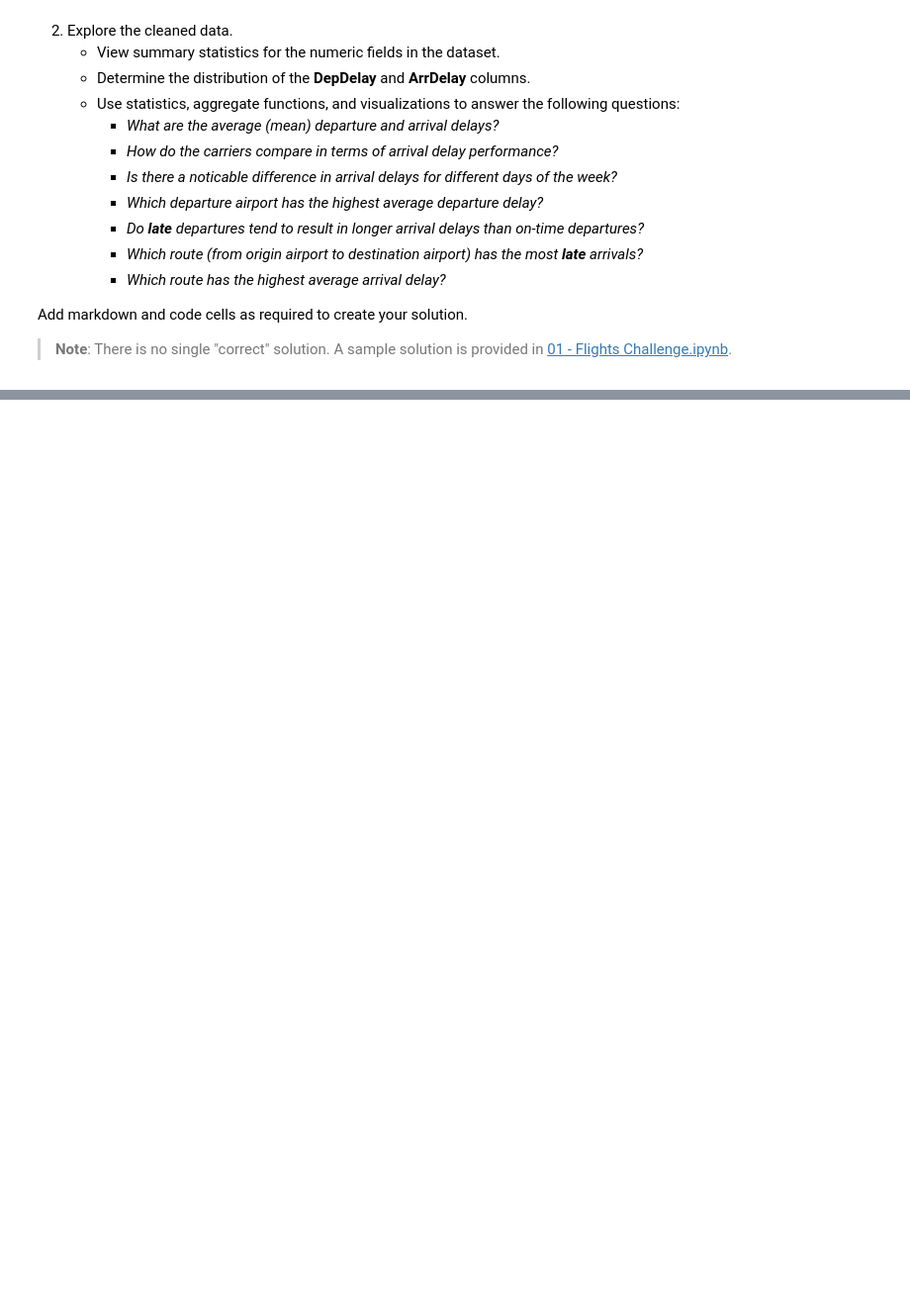
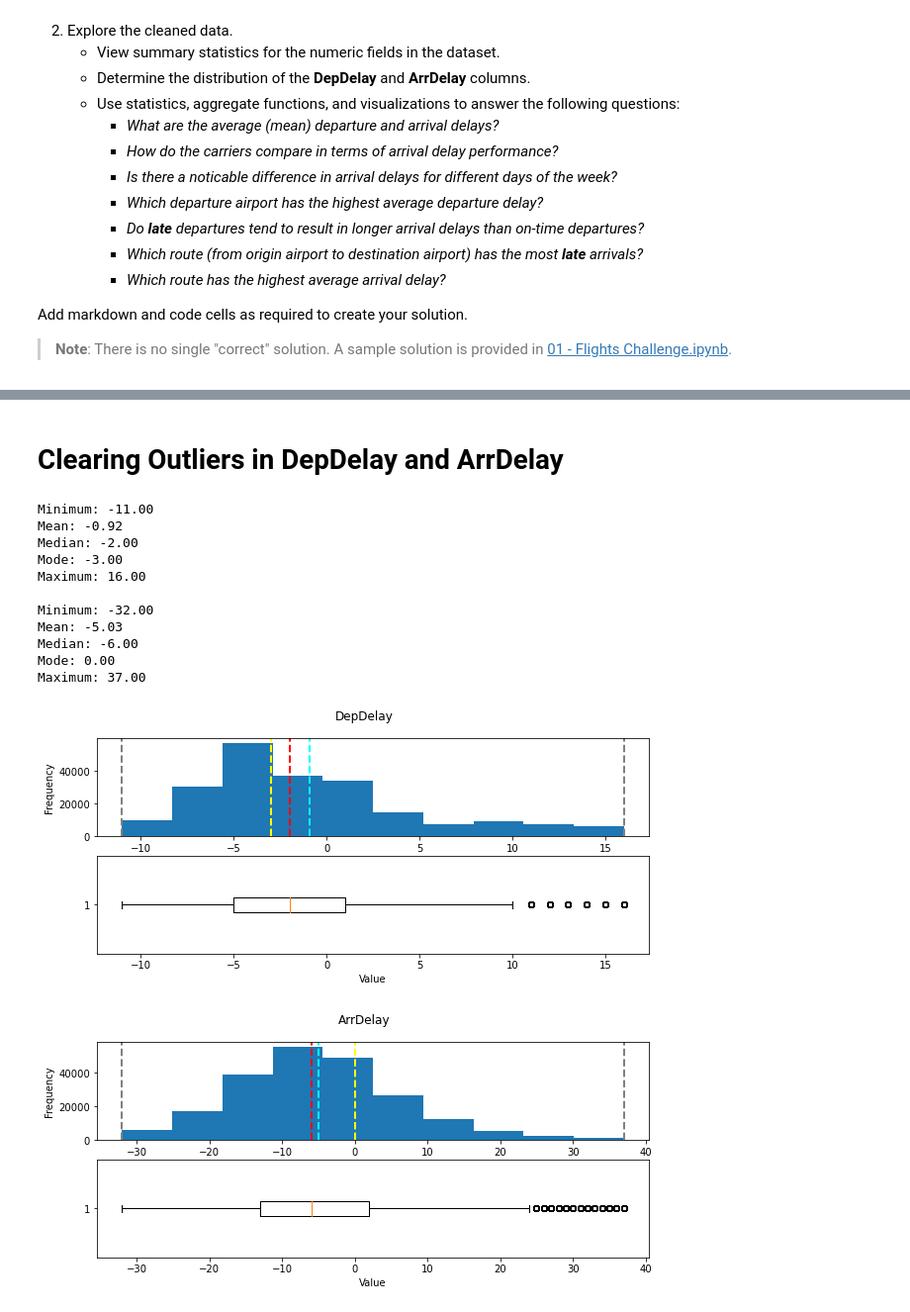
Before and after one commit to MicrosoftDocs/ml-basics, a Jupyter notebook: challenges/01 - Flights Challenge.ipynb, the cells around one changed output, grey strips where cells are left out. Shown at 99% size. Saved outputs shown, nothing was run; the diff lists cells and outputs as text; code cells hidden in the pictures; blank space fills up the shorter version.

```diff
--- a/challenges/01 - Flights Challenge.ipynb
+++ b/challenges/01 - Flights Challenge.ipynb
@@ -57,0 +152,29 @@ Add markdown and code cells as required to create your solution.
+# %% [markdown]
+# Clearing Outliers in DepDelay and ArrDelay
+# %%
+ArrDelayq01 = df_flights.ArrDelay.quantile(.01)
+ArrDelayq90 = df_flights.ArrDelay.quantile(.90)
+df_flights = df_flights[df_flights.ArrDelay < ArrDelayq90]
+df_flights = df_flights[df_flights.ArrDelay > ArrDelayq01]
+
+DepDelayq01 = df_flights.DepDelay.quantile(.01)
+DepDelayq90 = df_flights.DepDelay.quantile(.90)
+df_flights = df_flights[df_flights.DepDelay < DepDelayq90]
+df_flights = df_flights[df_flights.DepDelay > DepDelayq01]
+
+for col in field:
+    show_stats(df_flights[col])
+# %% [output]
+Minimum: -11.00
+Mean: -0.92
+Median: -2.00
+Mode: -3.00
+Maximum: 16.00
+
+Minimum: -32.00
+Mean: -5.03
+Median: -6.00
+Mode: 0.00
+Maximum: 37.00
+[figure, added]
+[figure, added]
```
Also changed, not shown: parts of 18 cells of this notebook.
